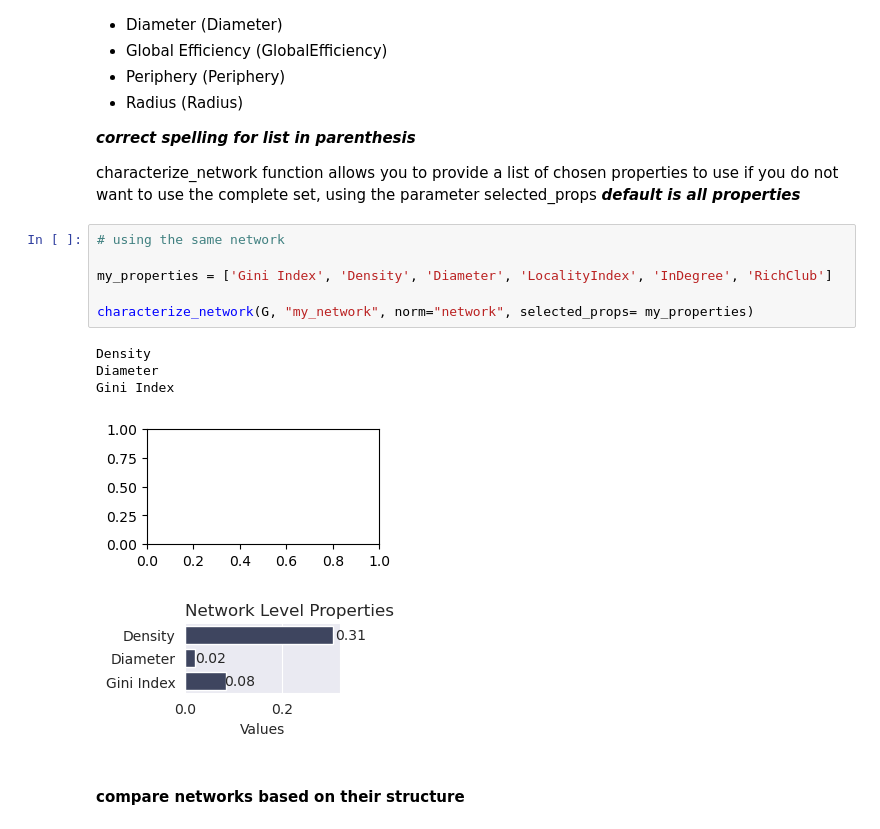
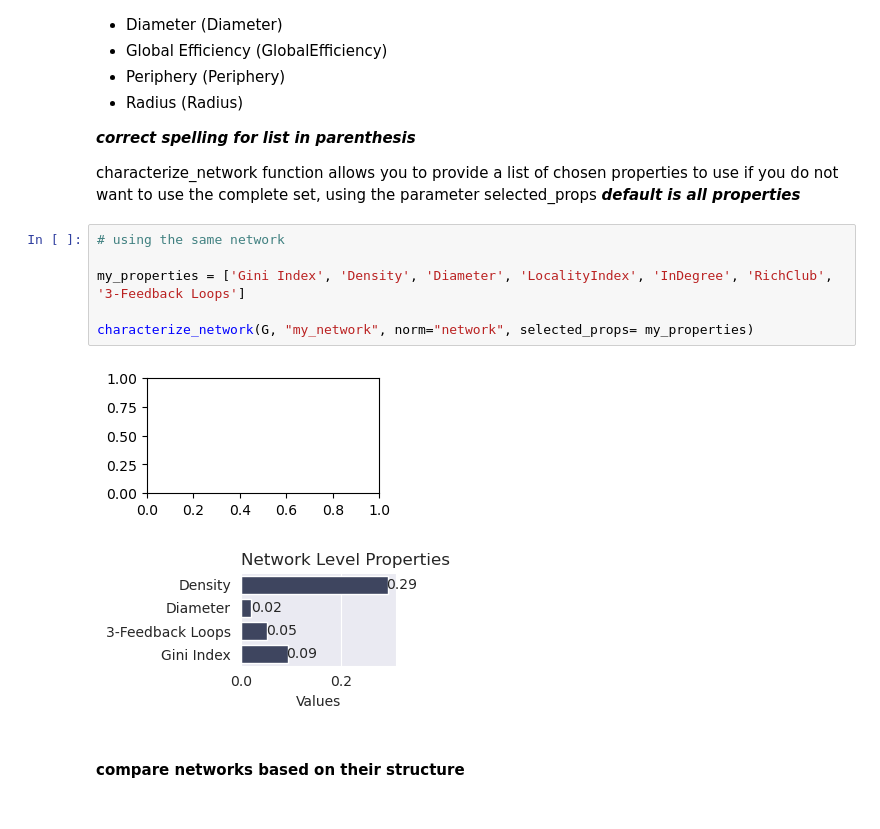
Before and after one commit to freyrelab/netective, a Jupyter notebook: docs/module_tutorial.ipynb, the cells around one changed output. Saved outputs shown, nothing was run; the diff lists cells and outputs as text.

```diff
--- a/docs/module_tutorial.ipynb
+++ b/docs/module_tutorial.ipynb
@@ -110,15 +110,12 @@ characterize_network function allows you to provide a list of chosen properties
 # %%
 # using the same network
 
-my_properties = ['Gini Index', 'Density', 'Diameter', 'LocalityIndex', 'InDegree', 'RichClub']
+my_properties = ['Gini Index', 'Density', 'Diameter', 'LocalityIndex', 'InDegree', 'RichClub', '3-Feedback Loops']
 
 characterize_network(G, "my_network", norm="network", selected_props= my_properties)
 # %% [output]
-Density
-Diameter
-Gini Index
 [figure]
-[figure, old version]
+[figure, new version]
 # %% [markdown]
 #### compare networks based on their structure
 # %%
```
Also changed, not shown: parts of 3 cells of this notebook, 4 other files.
